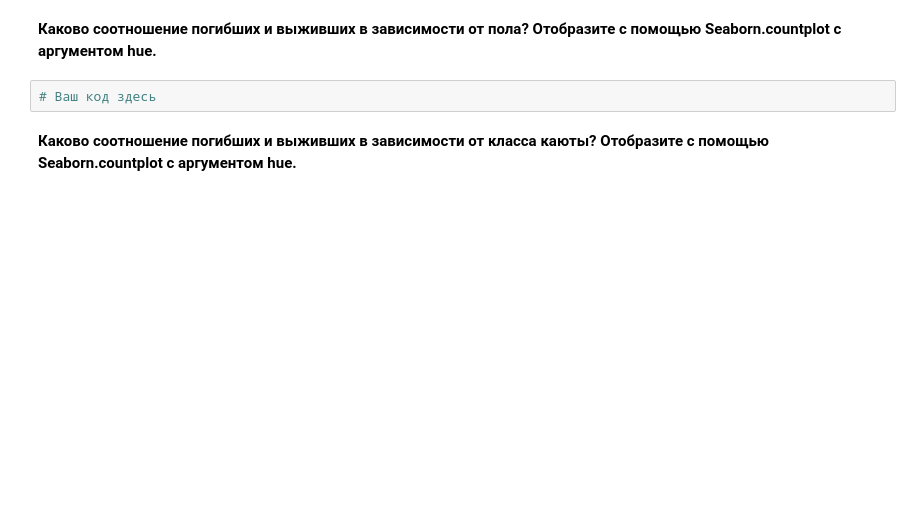
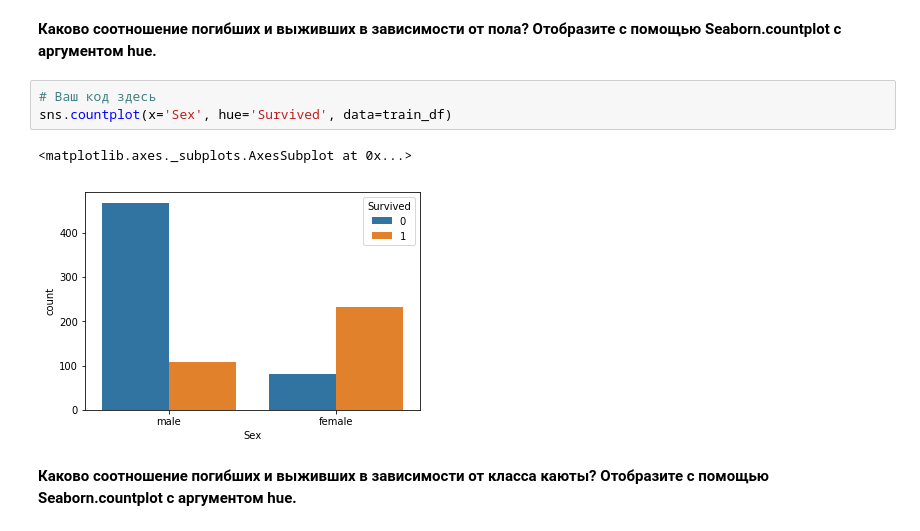
Before and after one commit to ditas/hw, a Jupyter notebook: jupyter_notebooks/lesson02_visualization/lesson2_practice_visual_titanic.ipynb, the cells around one changed output. Drawn from its saved outputs; the diff is of its cells as text; blank space fills up the shorter version.

```diff
--- a/jupyter_notebooks/lesson02_visualization/lesson2_practice_visual_titanic.ipynb
+++ b/jupyter_notebooks/lesson02_visualization/lesson2_practice_visual_titanic.ipynb
@@ -90,6 +107,10 @@ sns.boxplot  # Ваш код здесь
 **Каково соотношение погибших и выживших в зависимости от пола? Отобразите c помощью Seaborn.countplot c аргументом hue.**
 # %%
 # Ваш код здесь
+sns.countplot(x='Sex', hue='Survived', data=train_df)
+# %% [output]
+<matplotlib.axes._subplots.AxesSubplot at 0x...>
+[figure, added]
 # %% [markdown]
 **Каково соотношение погибших и выживших в зависимости от класса каюты? Отобразите c помощью Seaborn.countplot c аргументом hue.**
 # %%
```
Also changed, not shown: parts of 12 cells of this notebook, 3 other files.
